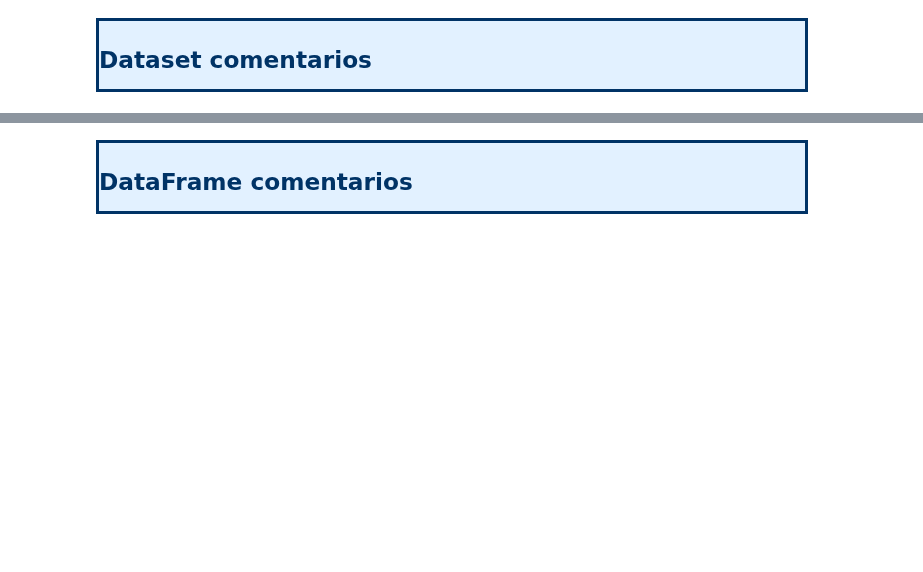
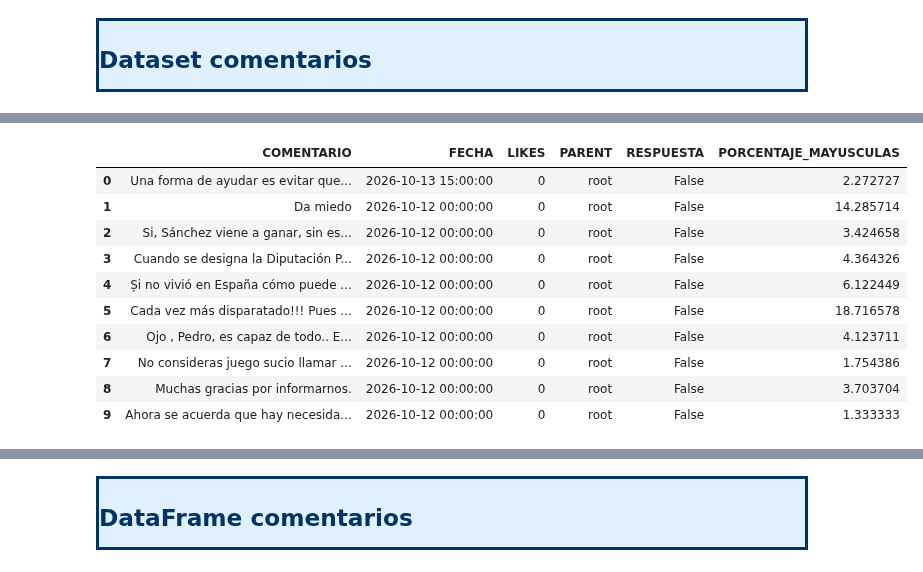
Before and after one commit to jejoama/Practicas_Curriculares, a Jupyter notebook: GENERAL.ipynb, the cells around one changed output, grey strips where cells are left out. Saved outputs shown, nothing was run; the diff lists cells and outputs as text; code cells hidden in the pictures; blank space fills up the shorter version.

```diff
--- a/GENERAL.ipynb
+++ b/GENERAL.ipynb
@@ -153,0 +135,14 @@ len(comentarios)
+# %%
+opciones_comentarios = {
+    "quiet": True,
+    "skip_download": True,
+    "getcomments": True,
+    "cookiesfrombrowser": ("firefox",)
+}
+
+with yt_dlp.YoutubeDL(opciones_comentarios) as ydl:
+    info_comentarios = ydl.extract_info(url, download=False)
+
+comentarios = info_comentarios.get("comments") or []
+
+print("Número de comentarios extraídos:", len(comentarios))
@@ -160,3 +377,58 @@ len(comentarios)
   overflow:auto;">
 <h2 align="left" style="color:#003366;margin:0;"><b>Dataset comentarios</b></h2>
 </div>
+# %%
+# Lista de comentarios obtenidos con yt-dlp
+lista_comentarios = []
+
+for comentario in comentarios:
+
+    datos_comentario = {
+        "ID_COMENTARIO": comentario.get("id"),
+        "ID_VIDEO": info_comentarios.get("id"),
+        "TITULO_VIDEO": info_comentarios.get("title"),
+        "COMENTARIO": comentario.get("text"),
+        "AUTOR": comentario.get("author"),
+        "LIKES": comentario.get("like_count"),
+        "RESPUESTAS": np.nan,
+        "FECHA": comentario.get("timestamp"),
+        "CORAZON": comentario.get("is_favorited"),
+        "RESPUESTA": comentario.get("parent") not in (None, "root"),
+        "PARENT": comentario.get("parent")
+    }
+
+    lista_comentarios.append(datos_comentario)
+
+# Crear el DataFrame
+df_c = pd.DataFrame(lista_comentarios)
+
+# Convertir timestamp a fecha
+df_c["FECHA"] = pd.to_datetime(
+    df_c["FECHA"], unit="s", errors="coerce"
+)
+
+# Calcular el porcentaje de mayúsculas
+df_c["PORCENTAJE_MAYUSCULAS"] = df_c["COMENTARIO"].apply(
+    lambda texto: (
+        sum(letra.isupper() for letra in texto if letra.isalpha())
+        / sum(letra.isalpha() for letra in texto) * 100
+    )
+    if isinstance(texto, str) and any(letra.isalpha() for letra in texto)
+    else 0
+)
+
+# Comprobar los resultados
+print("Dimensiones:", df_c.shape)
+print("\nValores nulos:")
+print(df_c.isnull().sum())
+
+print("\nTipos de datos:")
+print(df_c[["ID_COMENTARIO", "LIKES", "RESPUESTAS"]].dtypes)
+
+display(
+    df_c[
+        ["COMENTARIO", "FECHA", "LIKES",
+         "PARENT", "RESPUESTA", "PORCENTAJE_MAYUSCULAS"]
+    ].head(10)
+)
+# %% [output]
@@ -162,0 +452,11 @@ len(comentarios)
+|  | COMENTARIO | FECHA | LIKES | PARENT | RESPUESTA | PORCENTAJE_MAYUSCULAS |
+| 0 | Una forma de ayudar es evitar que... | 2026-10-13 15:00:00 | 0 | root | False | 2.272727 |
+| 1 | Da miedo | 2026-10-12 00:00:00 | 0 | root | False | 14.285714 |
+| 2 | Si, Sánchez viene a ganar, sin es... | 2026-10-12 00:00:00 | 0 | root | False | 3.424658 |
+| 3 | Cuando se designa la Diputación P... | 2026-10-12 00:00:00 | 0 | root | False | 4.364326 |
+| 4 | Și no vivió en España cómo puede ... | 2026-10-12 00:00:00 | 0 | root | False | 6.122449 |
+| 5 | Cada vez más disparatado!!! Pues ... | 2026-10-12 00:00:00 | 0 | root | False | 18.716578 |
+| 6 | Ojo , Pedro, es capaz de todo.. E... | 2026-10-12 00:00:00 | 0 | root | False | 4.123711 |
+| 7 | No consideras juego sucio llamar ... | 2026-10-12 00:00:00 | 0 | root | False | 1.754386 |
+| 8 | Muchas gracias por informarnos. | 2026-10-12 00:00:00 | 0 | root | False | 3.703704 |
+| 9 | Ahora se acuerda que hay necesida... | 2026-10-12 00:00:00 | 0 | root | False | 1.333333 |
```
Also changed, not shown: parts of 22 cells of this notebook.
